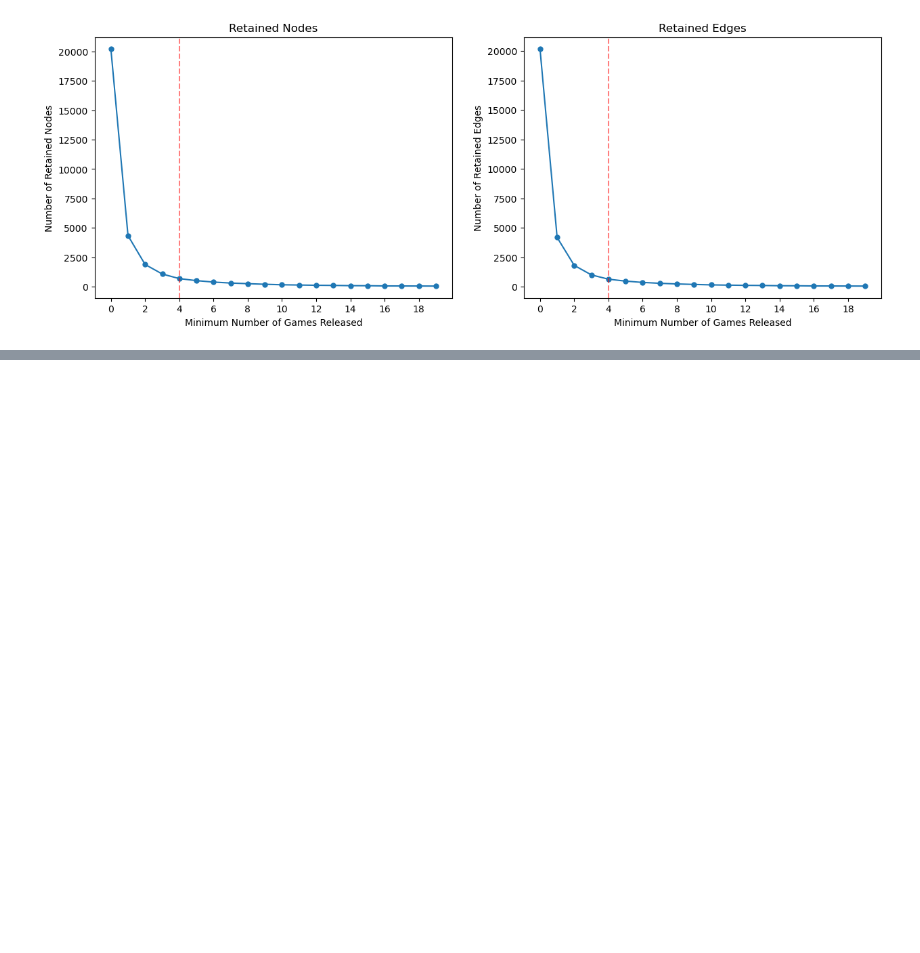
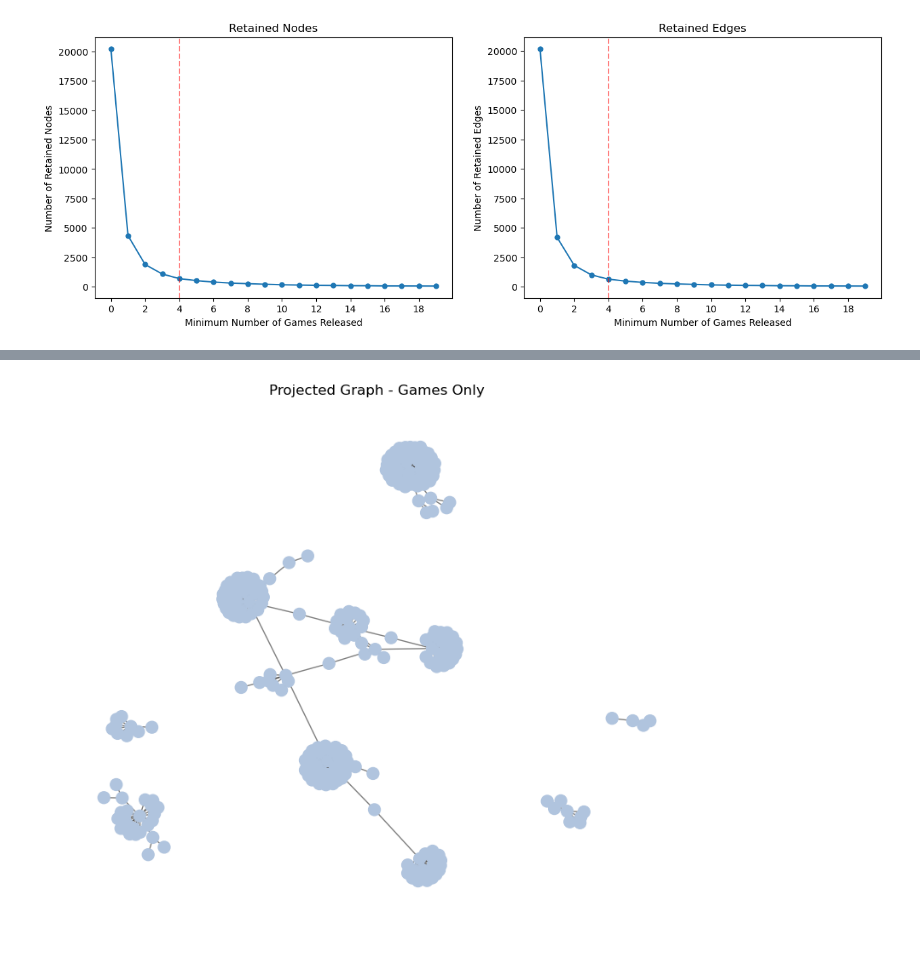
Before and after one commit to jamwung/network-eda-steam, a Jupyter notebook: 01-game-collab.ipynb, the cells around one changed output, grey strips where cells are left out. Drawn from its saved outputs; the diff is of its cells as text; code cells hidden in the pictures; blank space fills up the shorter version.

```diff
--- a/01-game-collab.ipynb
+++ b/01-game-collab.ipynb
@@ -75,0 +317,24 @@ plt.show()
+# %%
+df_games_bet = pd.Series(nx.betweenness_centrality(games_graph)).sort_values(ascending=False)
+# %%
+# Project the bipartite graph onto the games nodes
+games_graph = nx.bipartite.projected_graph(G, nodes=nodes2)
+
+node_colors = [
+    'gold' if node in df_games_bet[df_games_bet > 0].index.tolist()
+    else 'lightsteelblue'
+    for node in games_graph.nodes
+]
+
+# Plot the projected graph
+plt.figure(figsize=(10, 8))
+pos = nx.spring_layout(games_graph)  # Change layout if needed
+nx.draw_networkx_nodes(games_graph, pos, node_color=node_colors, node_size=100)
+nx.draw_networkx_edges(games_graph, pos, alpha=0.5)
+# nx.draw_networkx_labels(games_graph, pos, font_size=8)
+
+plt.title("Projected Graph - Games Only")
+plt.axis('off')
+plt.show()
+# %% [output]
+[figure, added]
```
Also changed, not shown: parts of 19 cells of this notebook, 3 other files.
